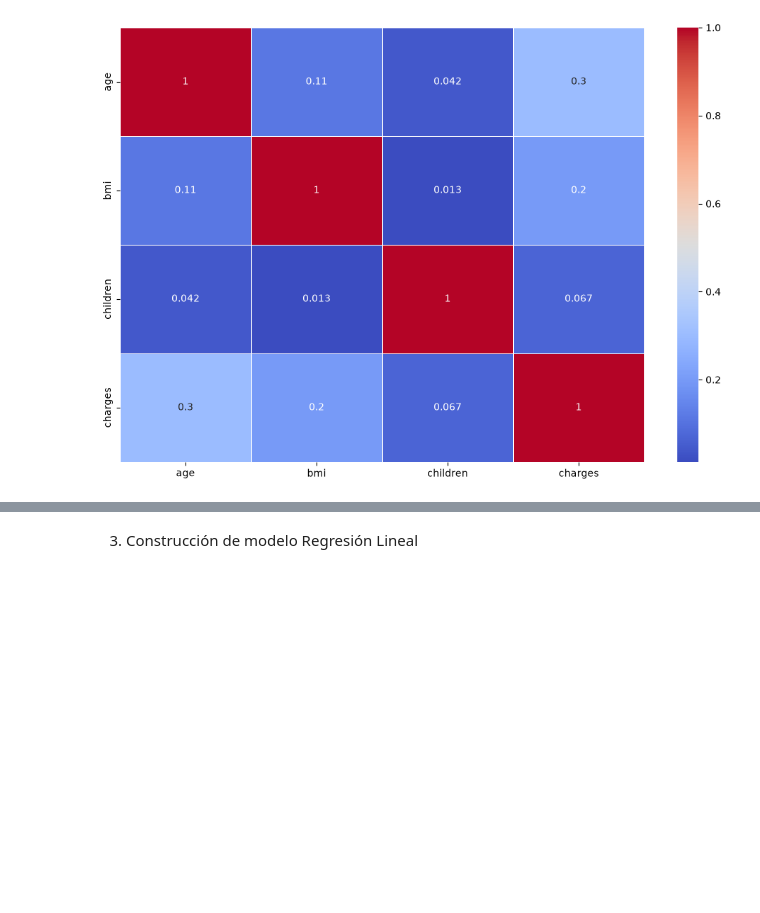
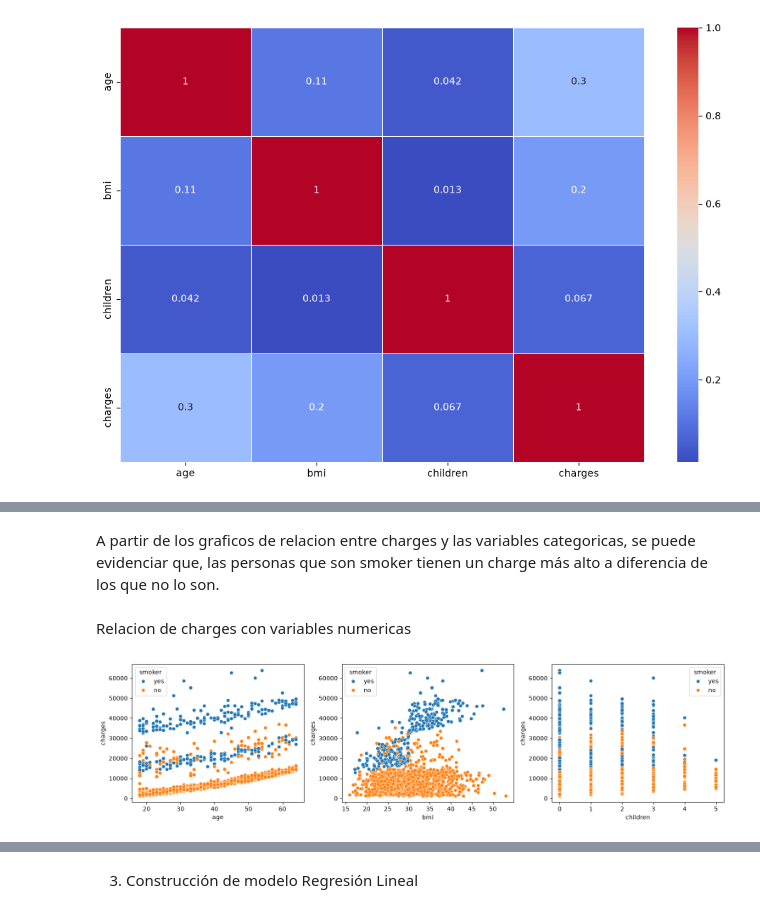
Before and after one commit to 4GeeksAcademy/machine-learning-python-template-camila, a Jupyter notebook: src/explore.ipynb, the cells around one changed output, grey strips where cells are left out. Cells and saved outputs as stored; diff of their text form; code cells hidden in the pictures; blank space fills up the shorter version.

```diff
--- a/src/explore.ipynb
+++ b/src/explore.ipynb
@@ -86,0 +125,13 @@ plt.show()
+# %% [markdown]
+A partir de los graficos de relacion entre charges y las variables categoricas, se puede evidenciar que, las personas que son smoker tienen un charge más alto a diferencia de los que no lo son.
+# %% [markdown]
+Relacion de charges con variables numericas
+# %%
+num_cols = ["age", "bmi", "children"]
+fig, axes = plt.subplots(1, 3, figsize=(15,4))
+for i, col in enumerate(num_cols):
+    sns.scatterplot(x=col, y="charges", hue="smoker", data=data, ax=axes[i])
+plt.tight_layout()
+plt.show()
+# %% [output]
+[figure, added]
```
Also changed, not shown: parts of 45 cells of this notebook, 2 other files.
